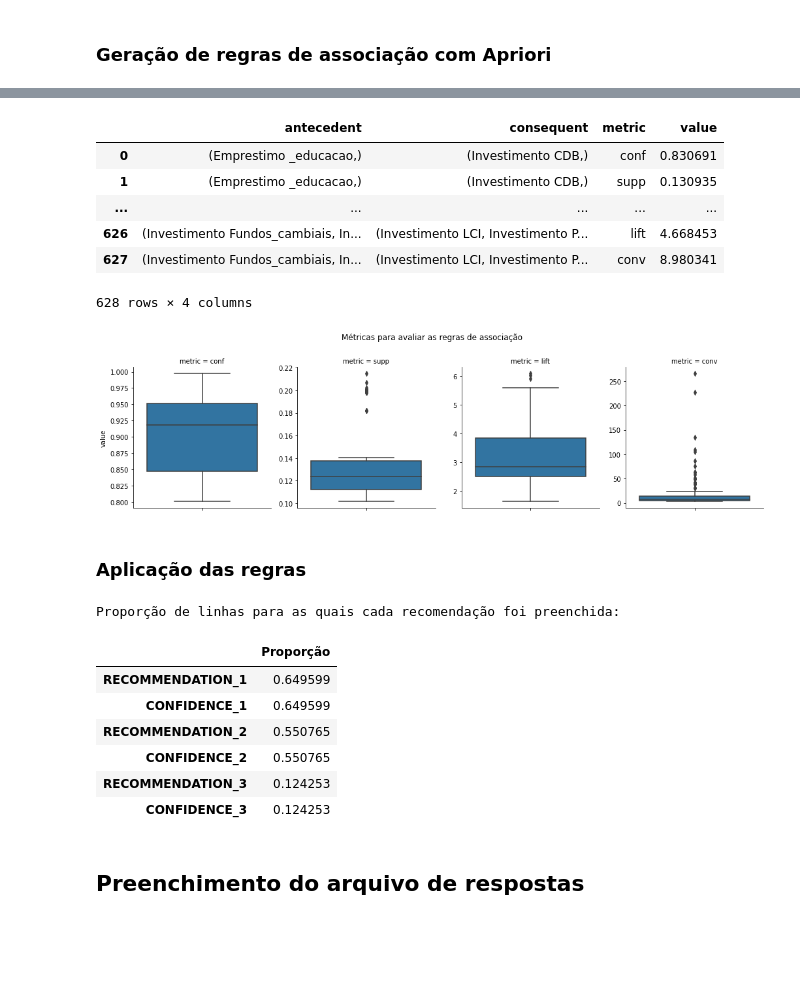
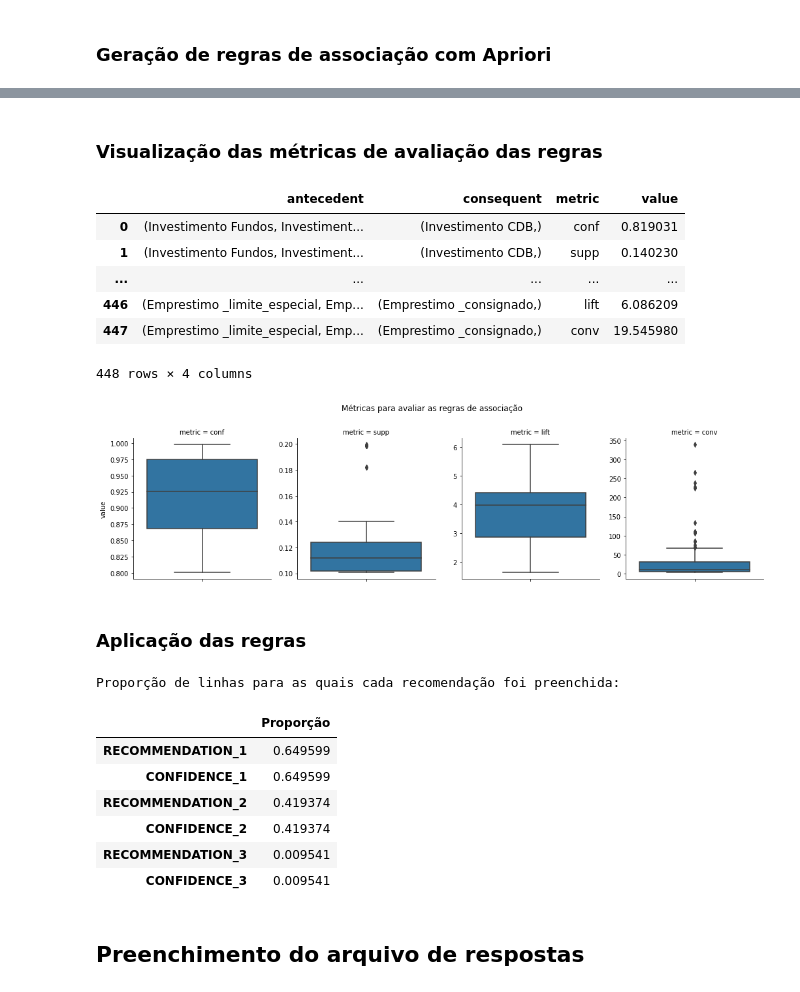
Before and after one commit to he7d3r/maratona-behind-the-code-2021, a Jupyter notebook: 3-gft/solução/notebook.ipynb, the cells around one changed output, grey strips where cells are left out. Cells and saved outputs as stored; diff of their text form; code cells hidden in the pictures; blank space fills up the shorter version.

```diff
--- a/3-gft/solução/notebook.ipynb
+++ b/3-gft/solução/notebook.ipynb
@@ -238,7 +327,8 @@ def get_relevant_rules(transactions):
     itemsets, rules = apriori(
         transactions, min_support=0.1, min_confidence=0.8, max_length=5
     )
-    return rules
+    result = list(filter(lambda rule: set(rule.rhs).issubset(set(products)), rules))
+    return result
 # %%
 rules = get_relevant_rules(transactions)
 
@@ -250,11 +340,12 @@ data = [
         "supp": r.support,
         "lift": r.lift,
         "conv": r.conviction,
+        "rule": r,
     }
     for r in rules
 ]
-df_rules = pd.DataFrame(data)
+df_rules = pd.DataFrame(data).sort_values("lift")
 with pd.option_context("display.max_colwidth", None, "display.max_rows", 4):
-    display(df_rules.sort_values("lift"))
+    display(df_rules.drop("rule", axis=1))
 # %% [output]
 |  | antecedent | consequent | conf | supp | lift | conv |
@@ -267,6 +369,19 @@ with pd.option_context("display.max_colwidth", None, "display.max_rows", 4):
+# %%
+# For each antecedent set, keep a single rule with the greatest lift
+# Then order the rules so that the ones with greatest lift are applied last
+# and therefore override the ones with lower lift
+df_best_rules = (
+    df_rules.sort_values("lift", ascending=False)
+    .drop_duplicates(["antecedent"])
+    .sort_values("lift", ascending=True)
+)
+best_rules = df_best_rules["rule"].tolist()
+# %% [markdown]
+### Visualização das métricas de avaliação das regras
 # %%
-df_rules_long = (
-    df_rules.set_index(["antecedent", "consequent"])
+df_best_rules_long = (
+    df_best_rules.drop("rule", axis=1)
+    .set_index(["antecedent", "consequent"])
     .stack()
     .to_frame()
     .reset_index()
@@ -274,29 +389,29 @@ df_rules_long = (
 )
 
 with pd.option_context("display.max_colwidth", None, "display.max_rows", 4):
-    display(df_rules_long)
+    display(df_best_rules_long)
 # %% [output]
 |  | antecedent | consequent | metric | value |
-| 0 | (Emprestimo _educacao,) | (Investimento CDB,) | conf | 0.830691 |
-| 1 | (Emprestimo _educacao,) | (Investimento CDB,) | supp | 0.130935 |
+| 0 | (Investimento Fundos, Investiment... | (Investimento CDB,) | conf | 0.819031 |
+| 1 | (Investimento Fundos, Investiment... | (Investimento CDB,) | supp | 0.140230 |
 | ... | ... | ... | ... | ... |
-| 626 | (Investimento Fundos_cambiais, In... | (Investimento LCI, Investimento P... | lift | 4.668453 |
-| 627 | (Investimento Fundos_cambiais, In... | (Investimento LCI, Investimento P... | conv | 8.980341 |
+| 446 | (Emprestimo _limite_especial, Emp... | (Emprestimo _consignado,) | lift | 6.086209 |
+| 447 | (Emprestimo _limite_especial, Emp... | (Emprestimo _consignado,) | conv | 19.545980 |
-628 rows × 4 columns
+448 rows × 4 columns
 # %%
 g = sns.catplot(
     y="value",
     col="metric",
-    data=df_rules_long,
+    data=df_best_rules_long,
     kind="box",
     height=4,
     aspect=0.9,
     sharey=False,
 )
 g.fig.subplots_adjust(top=0.8)
-g.fig.suptitle('Métricas para avaliar as regras de associação')
+g.fig.suptitle("Métricas para avaliar as regras de associação")
 plt.show()
 # %% [output]
-[figure, old version]
+[figure, new version]
 # %% [markdown]
 ### Aplicação das regras
@@ -317,5 +452,5 @@ def apply_rules(df, rules):
 # %%
-filled_answers = apply_rules(answers, rules)
+filled_answers = apply_rules(answers, best_rules)
 
 print("Proporção de linhas para as quais cada recomendação foi preenchida:")
 display((~filled_answers.isna()).mean().tail(6).rename("Proporção").to_frame())
@@ -324,10 +459,10 @@ Proporção de linhas para as quais cada recomendação foi preenchida:
 |  | Proporção |
 | RECOMMENDATION_1 | 0.649599 |
 | CONFIDENCE_1 | 0.649599 |
-| RECOMMENDATION_2 | 0.550765 |
-| CONFIDENCE_2 | 0.550765 |
-| RECOMMENDATION_3 | 0.124253 |
-| CONFIDENCE_3 | 0.124253 |
+| RECOMMENDATION_2 | 0.419374 |
+| CONFIDENCE_2 | 0.419374 |
+| RECOMMENDATION_3 | 0.009541 |
+| CONFIDENCE_3 | 0.009541 |
 # %% [markdown]
 ## Preenchimento do arquivo de respostas
 # %%
```
Also changed, not shown: parts of 38 cells of this notebook, 1 other file.
